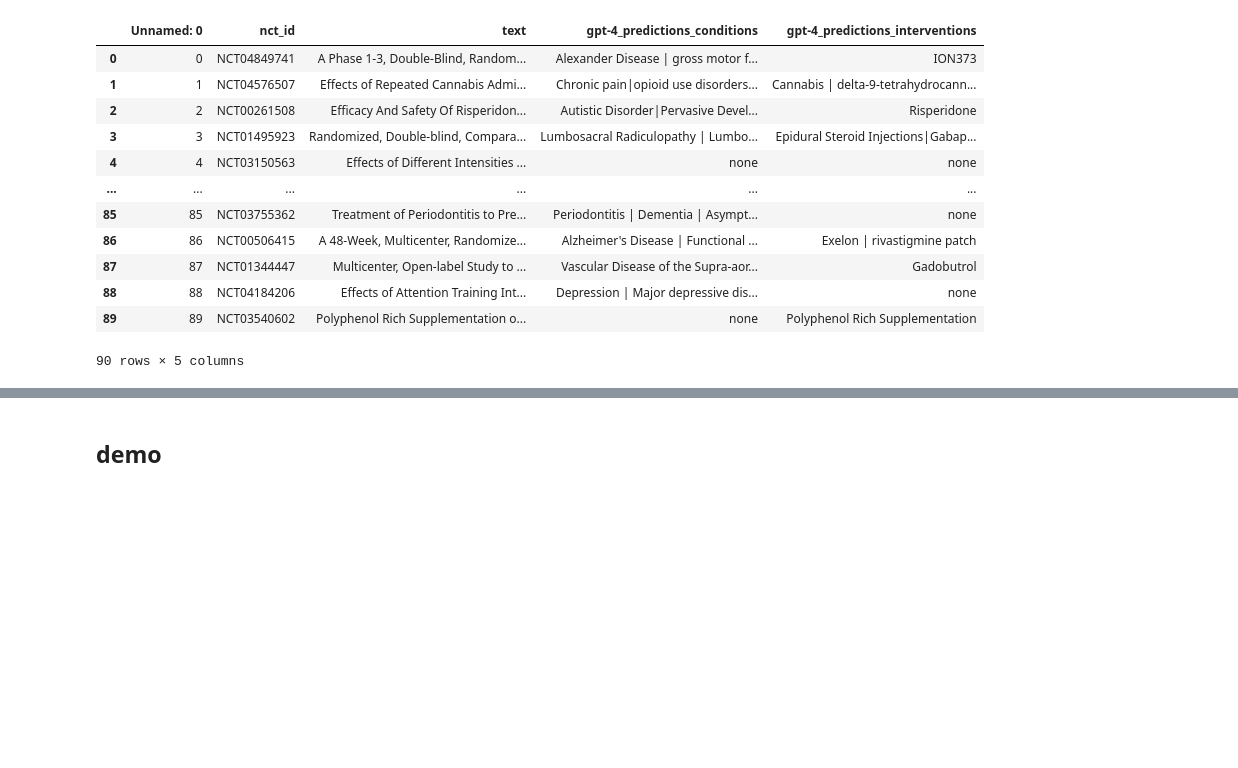
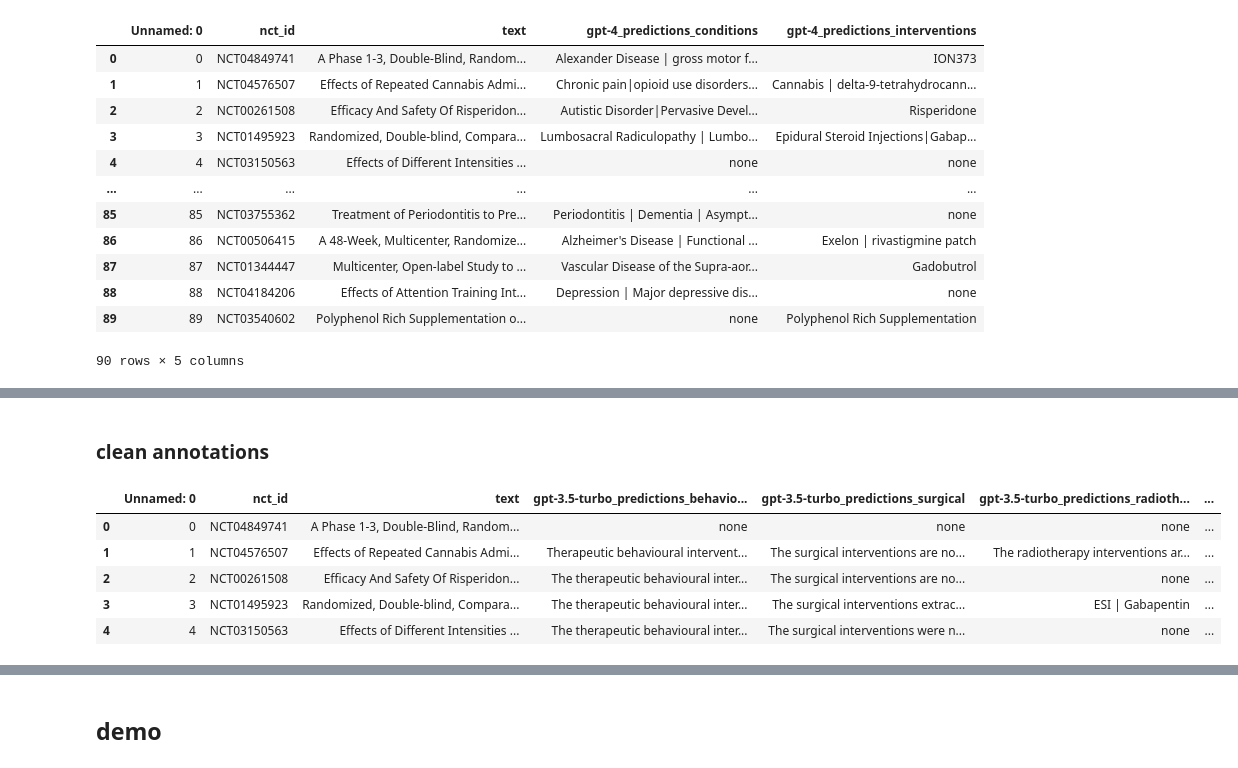
Before and after one commit to Ineichen-Group/NeuroTrialNER, a Jupyter notebook: models/gpt/Annotate with GPT.ipynb, the cells around one changed output, grey strips where cells are left out. Cells and saved outputs as stored; diff of their text form; code cells hidden in the pictures; blank space fills up the shorter version.

Commit message:
arr rebuttal, gpt for all entities

```diff
--- a/models/gpt/Annotate with GPT.ipynb
+++ b/models/gpt/Annotate with GPT.ipynb
@@ -271,0 +361,13 @@ gpt_4.to_csv(f"../predictions/ct_neuro_test_annotated_{gpt_model}_{out_file_suff
+# %% [markdown]
+### clean annotations
+# %%
+df_all_annotations = pd.read_csv("../predictions/rebuttal/ct_neuro_test_annotated_gpt-3.5-turbo_additional_types_20240408.csv")
+# %%
+df_all_annotations.head()
+# %% [output]
+|  | Unnamed: 0 | nct_id | text | gpt-3.5-turbo_predictions_behavio... | gpt-3.5-turbo_predictions_surgical | gpt-3.5-turbo_predictions_radioth... | ... |
+| 0 | 0 | NCT04849741 | A Phase 1-3, Double-Blind, Random... | none | none | none | ... |
+| 1 | 1 | NCT04576507 | Effects of Repeated Cannabis Admi... | Therapeutic behavioural intervent... | The surgical interventions are no... | The radiotherapy interventions ar... | ... |
+| 2 | 2 | NCT00261508 | Efficacy And Safety Of Risperidon... | The therapeutic behavioural inter... | The surgical interventions are no... | none | ... |
+| 3 | 3 | NCT01495923 | Randomized, Double-blind, Compara... | The therapeutic behavioural inter... | The surgical interventions extrac... | ESI | Gabapentin | ... |
+| 4 | 4 | NCT03150563 | Effects of Different Intensities ... | The therapeutic behavioural inter... | The surgical interventions were n... | none | ... |
```
Also changed, not shown: parts of 26 cells of this notebook, 1 other file.
